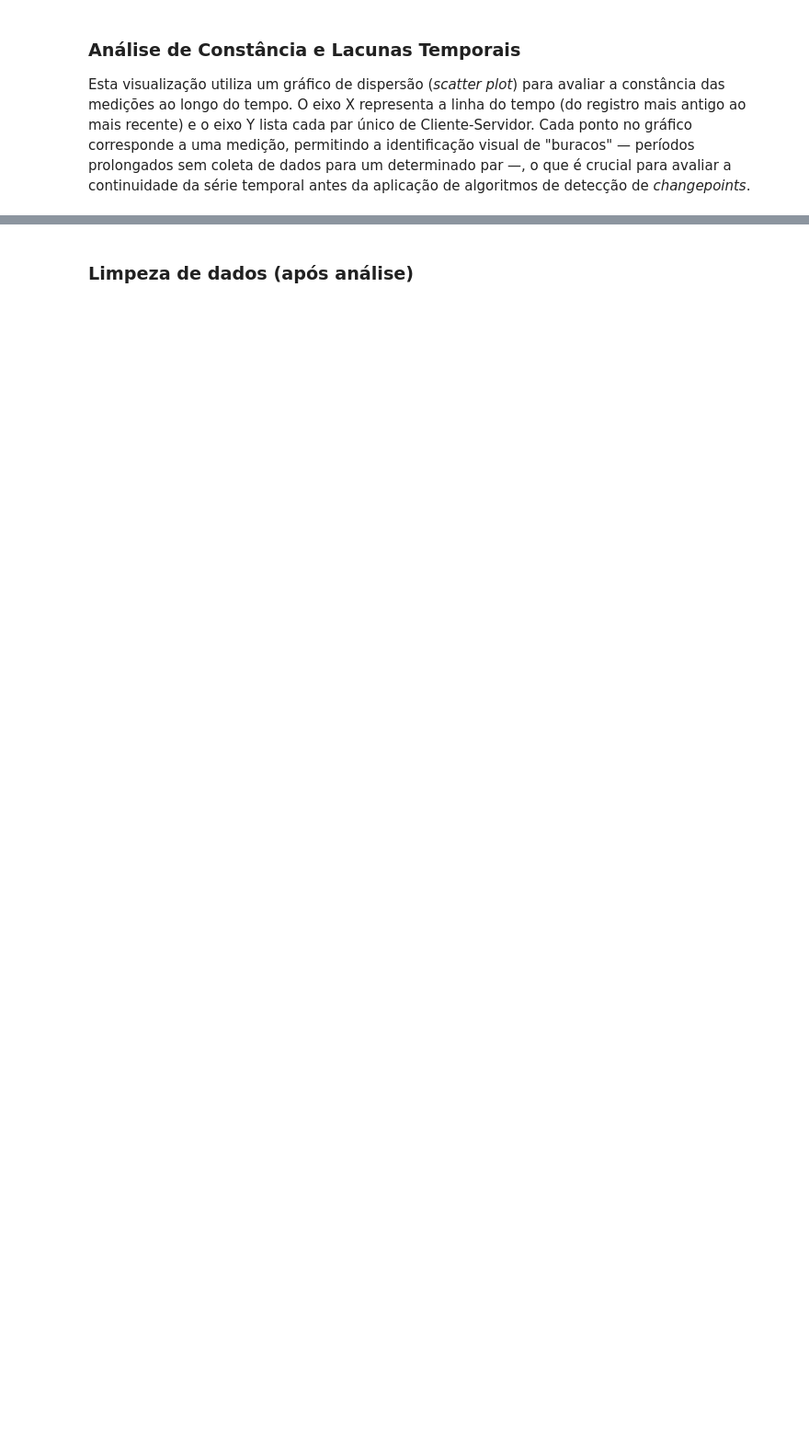
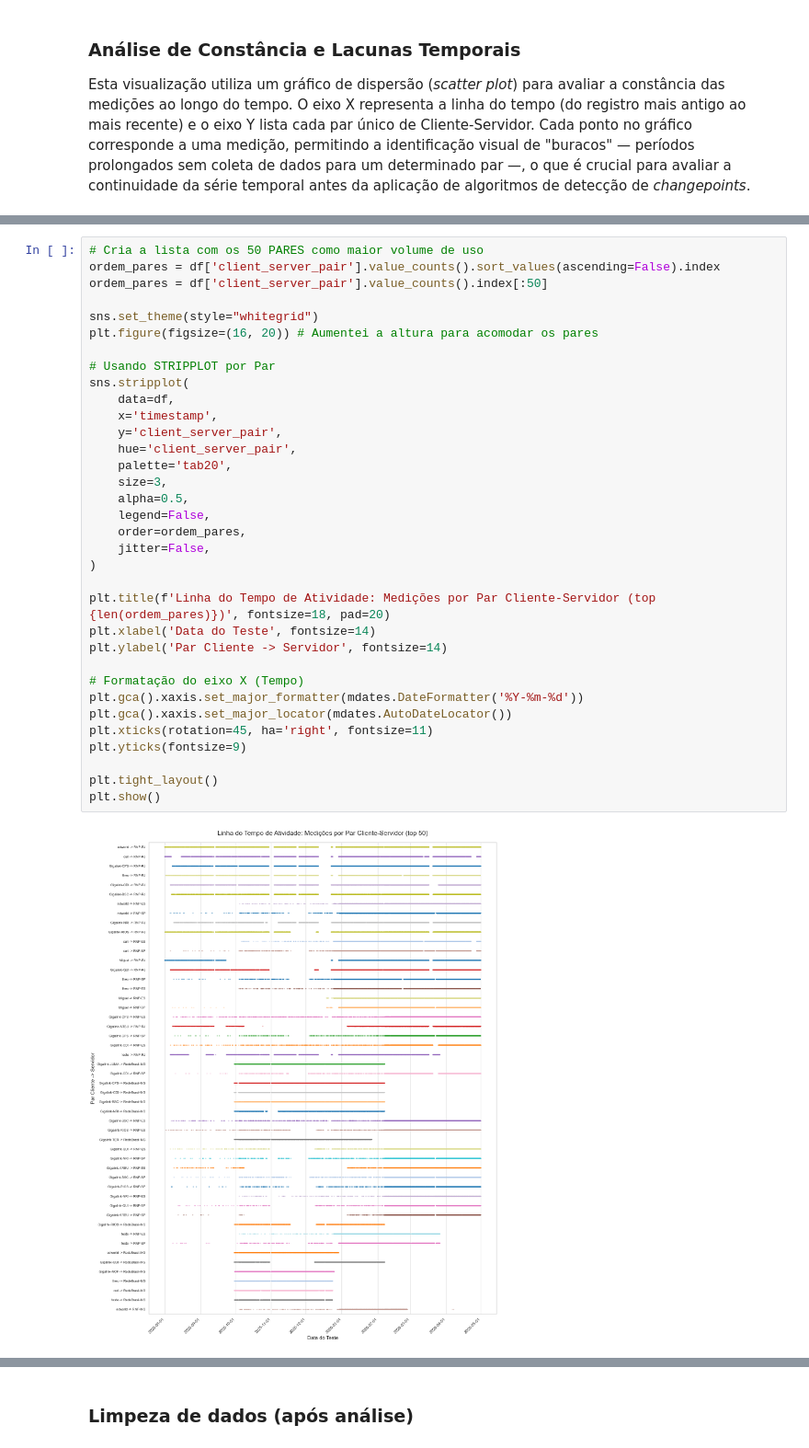
Before and after one commit to lhscaldas/Mestrado, a Jupyter notebook: ndt_analysis.ipynb, the cells around one changed output, grey strips where cells are left out. Shown at 92% size. Drawn from its saved outputs; the diff is of its cells as text; blank space fills up the shorter version.

```diff
--- a/ndt_analysis.ipynb
+++ b/ndt_analysis.ipynb
@@ -308,3 +310,39 @@ plt.tight_layout()
 plt.show()
 # %% [output]
 [figure]
+# %%
+# Cria a lista com os 50 PARES como maior volume de uso
+ordem_pares = df['client_server_pair'].value_counts().sort_values(ascending=False).index
+ordem_pares = df['client_server_pair'].value_counts().index[:50]
+
+sns.set_theme(style="whitegrid")
+plt.figure(figsize=(16, 20)) # Aumentei a altura para acomodar os pares
+
+# Usando STRIPPLOT por Par
+sns.stripplot(
+    data=df,
+    x='timestamp',
+    y='client_server_pair',
+    hue='client_server_pair',
+    palette='tab20',
+    size=3,
+    alpha=0.5,
+    legend=False,
+    order=ordem_pares,
+    jitter=False,
+)
+
+plt.title(f'Linha do Tempo de Atividade: Medições por Par Cliente-Servidor (top {len(ordem_pares)})', fontsize=18, pad=20)
+plt.xlabel('Data do Teste', fontsize=14)
+plt.ylabel('Par Cliente -> Servidor', fontsize=14)
+
+# Formatação do eixo X (Tempo)
+plt.gca().xaxis.set_major_formatter(mdates.DateFormatter('%Y-%m-%d'))
+plt.gca().xaxis.set_major_locator(mdates.AutoDateLocator())
+plt.xticks(rotation=45, ha='right', fontsize=11)
+plt.yticks(fontsize=9)
+
+plt.tight_layout()
+plt.show()
+# %% [output]
+[figure, added]
```
Also changed, not shown: parts of 12 cells of this notebook, 1 other file.
